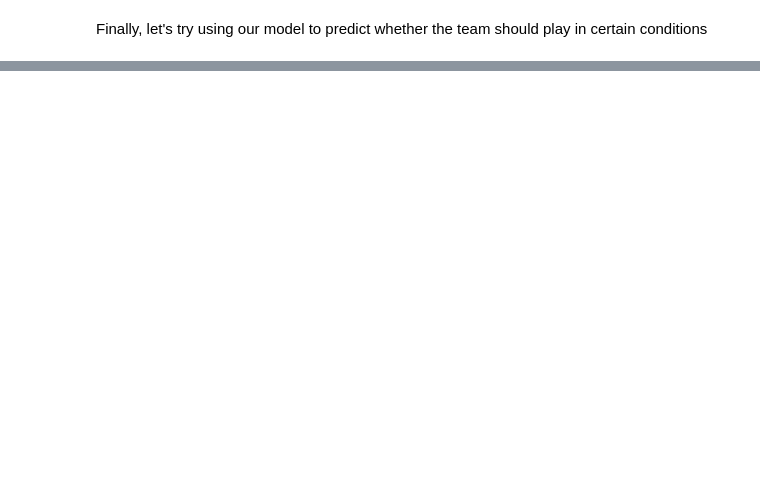
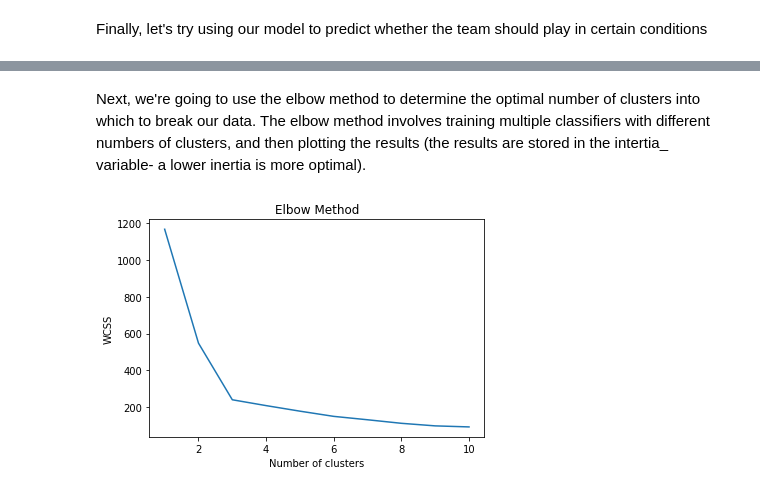
Before and after one commit to richeym-umich/ml-tutorials, a Jupyter notebook: Machine_Learning_Tutorial_Getting_Started_with_SciKitLearn.ipynb, the cells around one changed output, grey strips where cells are left out. Cells and saved outputs as stored; diff of their text form; code cells hidden in the pictures; blank space fills up the shorter version.

```diff
--- a/Machine_Learning_Tutorial_Getting_Started_with_SciKitLearn.ipynb
+++ b/Machine_Learning_Tutorial_Getting_Started_with_SciKitLearn.ipynb
@@ -57,0 +85,15 @@ print("Should the team play in these conditions?: " + str(le.inverse_transform(p
+# %% [markdown]
+Next, we're going to use the elbow method to determine the optimal number of clusters into which to break our data. The elbow method involves training multiple classifiers with different numbers of clusters, and then plotting the results (the results are stored in the intertia_ variable- a lower inertia is more optimal).
+# %%
+wcss = []
+for i in range(1, 11):
+    kmeans = KMeans(n_clusters=i, init='k-means++', max_iter=300, n_init=10, random_state=0)
+    kmeans.fit(features)
+    wcss.append(kmeans.inertia_)
+plt.plot(range(1, 11), wcss)
+plt.title('Elbow Method')
+plt.xlabel('Number of clusters')
+plt.ylabel('WCSS')
+plt.show()
+# %% [output]
+[figure, added]
```
Also changed, not shown: parts of 12 cells of this notebook.
